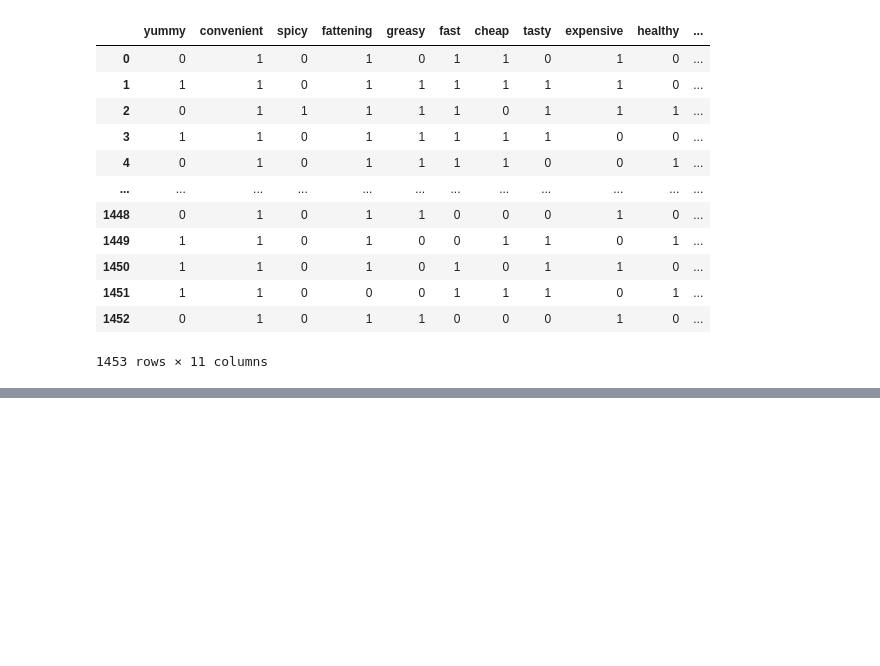
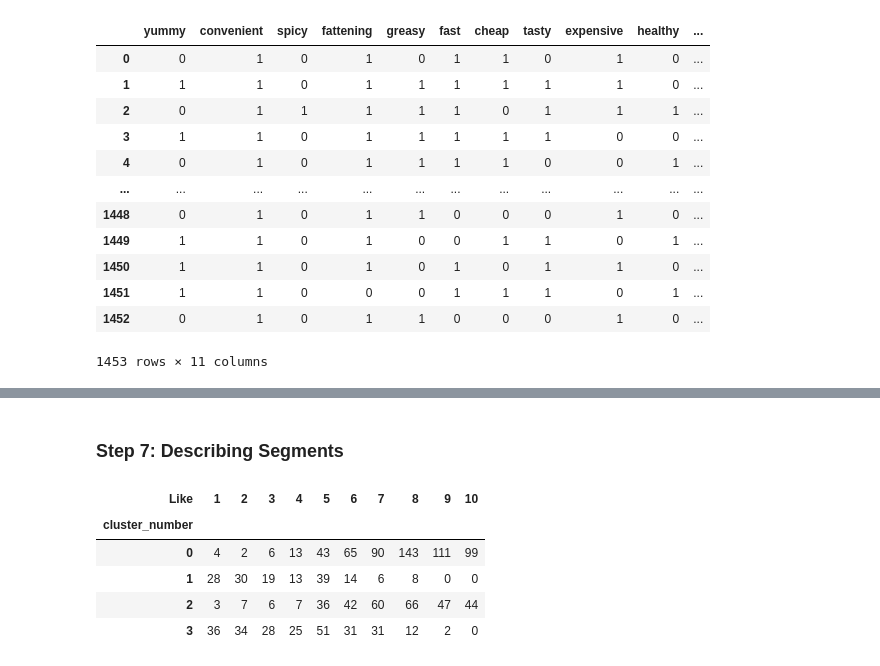
Before and after one commit to bharxhav/mcdonalds-market-segmentation, a Jupyter notebook: market-segmentation.ipynb, the cells around one changed output, grey strips where cells are left out. Drawn from its saved outputs; the diff is of its cells as text; code cells hidden in the pictures; blank space fills up the shorter version.

Commit message:
Add Segment Descriptions

```diff
--- a/market-segmentation.ipynb
+++ b/market-segmentation.ipynb
@@ -261,0 +262,17 @@ plt.show()
+# %% [markdown]
+### Step 7: Describing Segments
+# %%
+from statsmodels.graphics.mosaicplot import mosaic
+from itertools import product
+
+# Like Crosstab
+cross = pd.crosstab(df['cluster_number'], df['Like'])
+cross = cross[list(np.arange(10) + 1)]
+cross
+# %% [output]
+| Like | 1 | 2 | 3 | 4 | 5 | 6 | 7 | 8 | 9 | 10 |
+| cluster_number |  |  |  |  |  |  |  |  |  |  |
+| 0 | 4 | 2 | 6 | 13 | 43 | 65 | 90 | 143 | 111 | 99 |
+| 1 | 28 | 30 | 19 | 13 | 39 | 14 | 6 | 8 | 0 | 0 |
+| 2 | 3 | 7 | 6 | 7 | 36 | 42 | 60 | 66 | 47 | 44 |
+| 3 | 36 | 34 | 28 | 25 | 51 | 31 | 31 | 12 | 2 | 0 |
```
Also changed, not shown: parts of 8 cells of this notebook.
